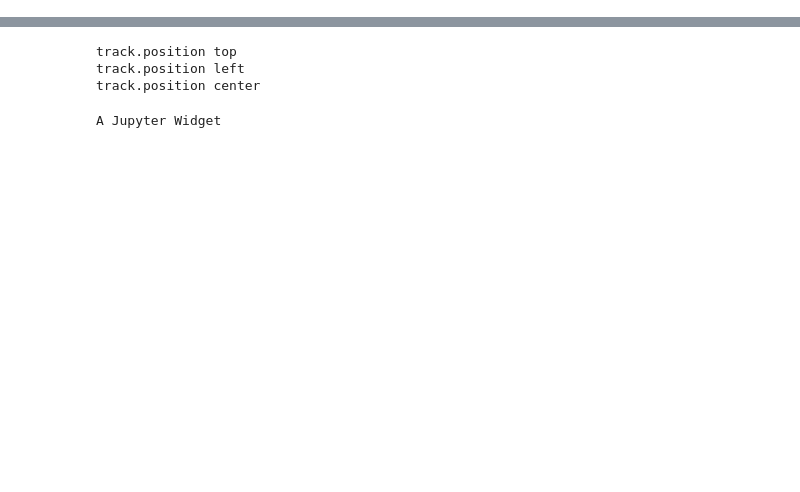
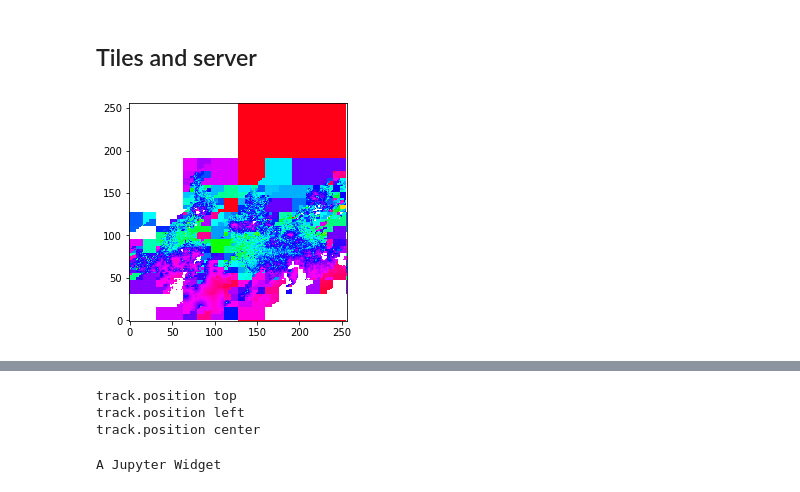
Before and after one commit to pkerpedjiev/z-index-range-selections, a Jupyter notebook: notebooks/Interpolated tiles.ipynb, the cells around one changed output, grey strips where cells are left out. Cells and saved outputs as stored; diff of their text form; code cells hidden in the pictures; blank space fills up the shorter version.

```diff
--- a/notebooks/Interpolated tiles.ipynb
+++ b/notebooks/Interpolated tiles.ipynb
@@ -6,6 +232,64 @@
+# %% [markdown]
+## Tiles and server
 # %%
 import numpy as np
 import h5py
 import zindex.zindex as zz
 import matplotlib.pyplot as plt
+# %%
+
+import zindex.zindex as zz
+
+def tile_data(z, x, y, width=1, height=1, tile_pixels=256):
+    '''
+    Get interpolated values for a tile as defined by the
+    zoom level (z), x position (x), y position (y) and
+    '''
+    tile_width = 360 / 2 ** z
+    tile_x = -180 + x * tile_width
+    tile_y = 180 - (y + height) * tile_width
+
+    bounds = [tile_x, tile_y,
+              tile_x + width * tile_width,
+              tile_y + height * tile_width]
+
+    f = h5py.File('../data/points.hdf5', 'r')
+
+    sorted_interleaved = f['interleaved']
+    sorted_points = f['sorted_points'][:]
+    sorted_poi = f['values'][:]
+
+    (ixs, positions) = zz.interpolate(
+        f['interleaved'],
+        region_bounds=bounds,
+        global_bounds=[-180,-180,180,180],
+        width=tile_pixels * width,
+        height=tile_pixels * height
+    )
+    ixs[ixs == len(sorted_interleaved)] = len(sorted_interleaved) - 1
+
+    residuals = ((positions - sorted_points[ixs]) ** 2).sum(axis=1)
+    new_array = sorted_poi[ixs]
+    # new_array[residuals > 2] = np.nan
+
+    mat = new_array.reshape((tile_pixels*width,tile_pixels*height))
+
+    tiles = []
+
+    mat = mat.T.copy(order='C')
+    for i in range(width):
+        for j in range(height):
+            tiles += [((z,x+i,y+j),
+                       mat[j*tile_pixels:(j+1) * tile_pixels,
+                           i*tile_pixels:(i+1) * tile_pixels])]
+
+
+    return tiles
+
+mat = tile_data(0,0,0)
+#print("mat:", mat)
+plt.imshow(np.log(mat[0][1]), origin='lower', cmap='hsv')
+plt.show()
+# %% [output]
+[figure, added]
 # %%
```
Also changed, not shown: parts of 26 cells of this notebook, 2 other files.
